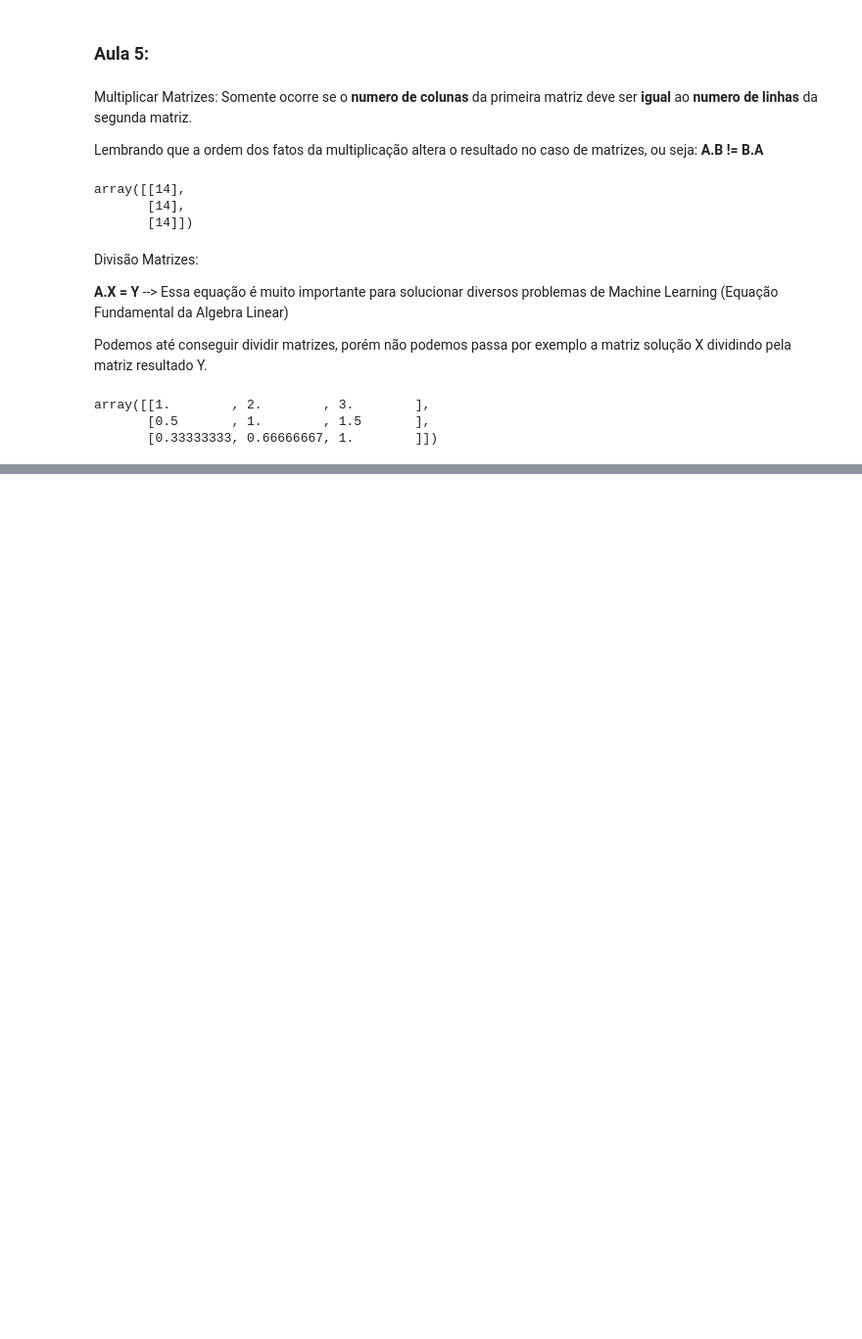
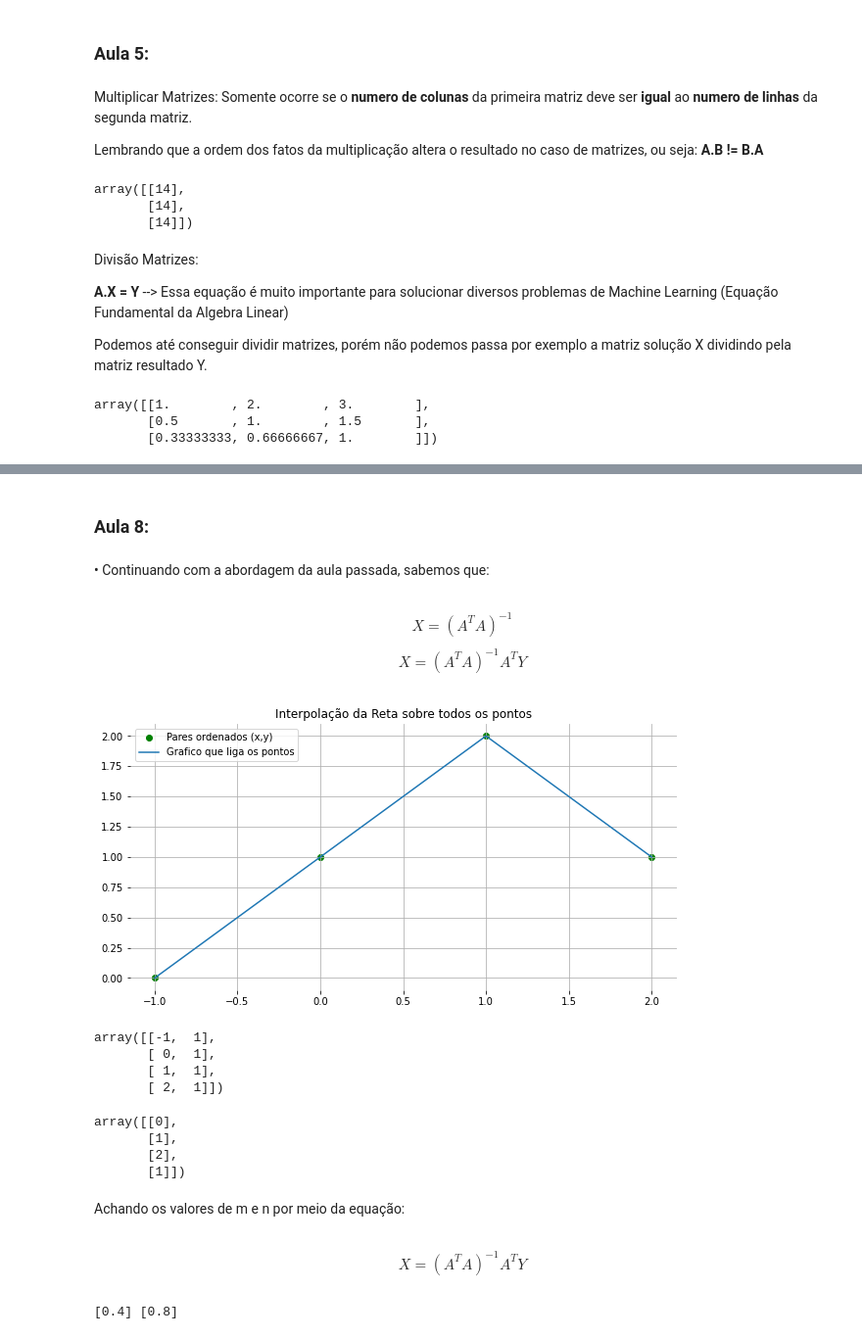
Before and after one commit to mvsampaio98/Data_Science, a Jupyter notebook: Estudos/FIAP/Fase1/3_Estatistica_e_Angelin.ipynb, the cells around one changed output, grey strips where cells are left out. Shown at 98% size. Drawn from its saved outputs; the diff is of its cells as text; code cells hidden in the pictures; blank space fills up the shorter version.

Commit message:
Aulas de 6 a 8 FIAP fase 1 modulo 3

```diff
--- a/Estudos/FIAP/Fase1/3_Estatistica_e_Angelin.ipynb
+++ b/Estudos/FIAP/Fase1/3_Estatistica_e_Angelin.ipynb
@@ -100,0 +147,33 @@ array([[1.        , 2.        , 3.        ],
+# %% [markdown]
+### Aula 8:
+# %% [markdown]
+• Continuando com a abordagem da aula passada, sabemos que:
+# %% [markdown]
+$$ X = (A^{T}A)^{-1}$$
+$$ X = (A^{T}A)^{-1} A^{T}Y$$
+# %%
+x1,y1 = -1,0
+x2,y2 = 0,1
+x3,y3 = 1,2
+x4,y4 = 2,1
+
+x = [x1,x2,x3,x4]
+y = [y1,y2,y3,y4]
+
+import matplotlib.pyplot as plt
+
+plt.figure(figsize=(10,5))
+
+plt.scatter(x1,y1,color = 'green', label = 'Pares ordenados (x,y)')
+plt.scatter(x2,y2,color = 'green')
+plt.scatter(x3,y3,color = 'green')
+plt.scatter(x4,y4,color = 'green')
+
+plt.plot(x,y, label = 'Grafico que liga os pontos')
+plt.grid(True)
+plt.box(False)
+plt.legend()
+plt.title('Interpolação da Reta sobre todos os pontos')
+plt.show()
+# %% [output]
+[figure, added]
@@ -100,0 +190,23 @@ array([[1.        , 2.        , 3.        ],
+# %%
+A
+# %% [output]
+array([[-1,  1],
+       [ 0,  1],
+       [ 1,  1],
+       [ 2,  1]])
+# %%
+y
+# %% [output]
+array([[0],
+       [1],
+       [2],
+       [1]])
+# %% [markdown]
+Achando os valores de m e n por meio da equação:
+# %% [markdown]
+$$ X = (A^{T}A)^{-1} A^{T}Y$$
+# %%
+(m,n) = np.dot(np.dot(np.linalg.pinv(np.dot(A.T,A)),A.T),y)
+print(m,n)
+# %% [output]
+[0.4] [0.8]
```
Also changed, not shown: parts of 10 cells of this notebook, 1 other file.
